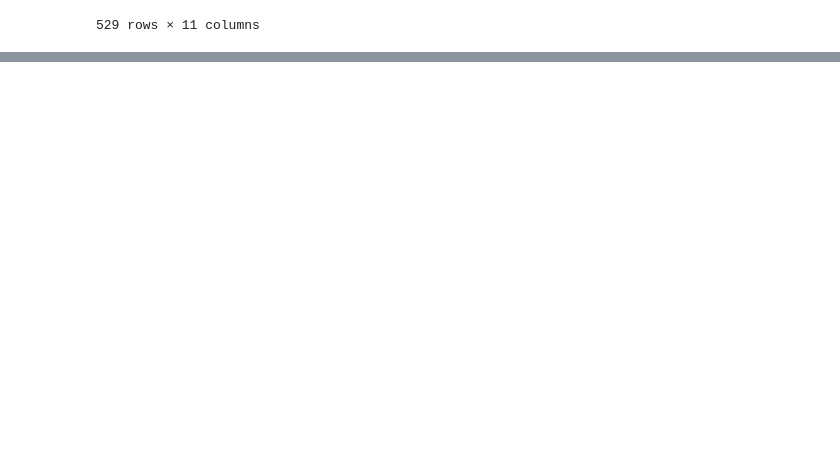
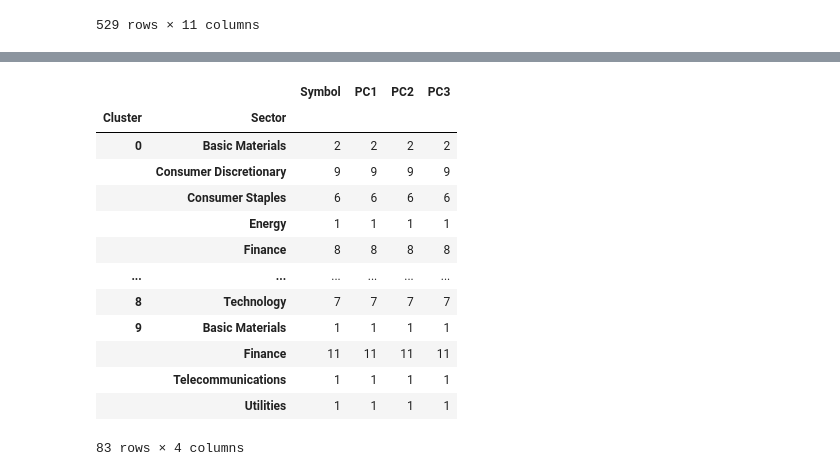
Before and after one commit to AHY123/Stock_Data_Network, a Jupyter notebook: zold/workflow/SPONGEBOBTEST.ipynb, the cells around one changed output, grey strips where cells are left out. Cells and saved outputs as stored; diff of their text form; code cells hidden in the pictures; blank space fills up the shorter version.

```diff
--- a/zold/workflow/SPONGEBOBTEST.ipynb
+++ b/zold/workflow/SPONGEBOBTEST.ipynb
@@ -236,0 +351,18 @@ ticker
+# %%
+sorted_pca_3 = pca_df3_merged.groupby(['Cluster', 'Sector']).count()
+sorted_pca_3
+# %% [output]
+|  |  | Symbol | PC1 | PC2 | PC3 |
+| Cluster | Sector |  |  |  |  |
+| 0 | Basic Materials | 2 | 2 | 2 | 2 |
+|  | Consumer Discretionary | 9 | 9 | 9 | 9 |
+|  | Consumer Staples | 6 | 6 | 6 | 6 |
+|  | Energy | 1 | 1 | 1 | 1 |
+|  | Finance | 8 | 8 | 8 | 8 |
+| ... | ... | ... | ... | ... | ... |
+| 8 | Technology | 7 | 7 | 7 | 7 |
+| 9 | Basic Materials | 1 | 1 | 1 | 1 |
+|  | Finance | 11 | 11 | 11 | 11 |
+|  | Telecommunications | 1 | 1 | 1 | 1 |
+|  | Utilities | 1 | 1 | 1 | 1 |
+83 rows × 4 columns
```
Also changed, not shown: parts of 19 cells of this notebook.
